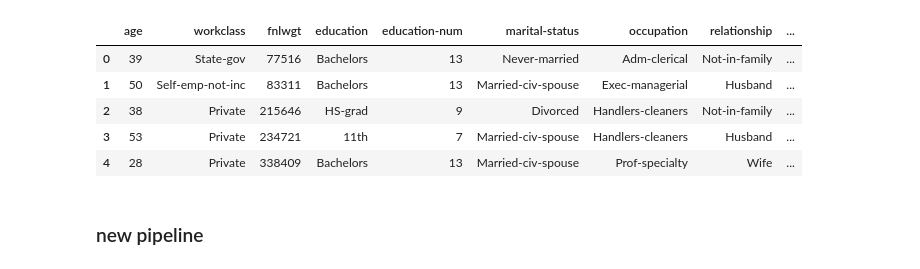
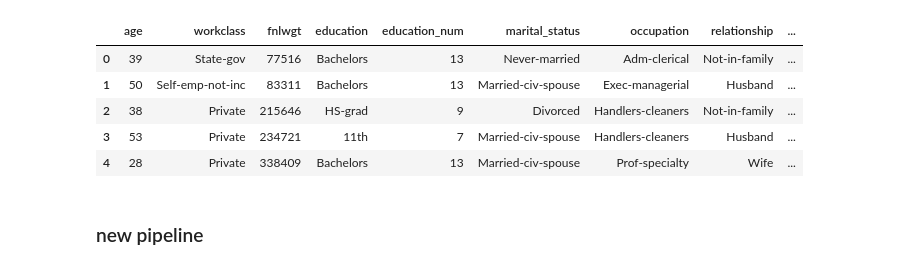
Before and after one commit to francis-fra/mlib, a Jupyter notebook: notebook/transformer_pipeline_tests/test_pipeline.ipynb, the cells around one changed output. Cells and saved outputs as stored; diff of their text form; code cells hidden in the pictures.

```diff
--- a/notebook/test_pipeline.ipynb
+++ b/notebook/transformer_pipeline_tests/test_pipeline.ipynb
@@ -1,15 +1,15 @@
 # %%
 import pandas as pd
 
-data_source = "/home/fra/DataMart/datacentre/olddata/"
+data_source = "/home/fra/DataMart/datacentre/opendata/UCI/"
 train_file = "adult_train.csv"
 test_file = "adult_test.csv"
 
 # load data
 df = pd.read_csv(data_source + train_file)
 df.head()
 # %% [output]
-|  | age | workclass | fnlwgt | education | education-num | marital-status | occupation | relationship | ... |
+|  | age | workclass | fnlwgt | education | education_num | marital_status | occupation | relationship | ... |
 | 0 | 39 | State-gov | 77516 | Bachelors | 13 | Never-married | Adm-clerical | Not-in-family | ... |
 | 1 | 50 | Self-emp-not-inc | 83311 | Bachelors | 13 | Married-civ-spouse | Exec-managerial | Husband | ... |
 | 2 | 38 | Private | 215646 | HS-grad | 9 | Divorced | Handlers-cleaners | Not-in-family | ... |
```
Also changed, not shown: parts of 1 cell of this notebook, 24 other files.
